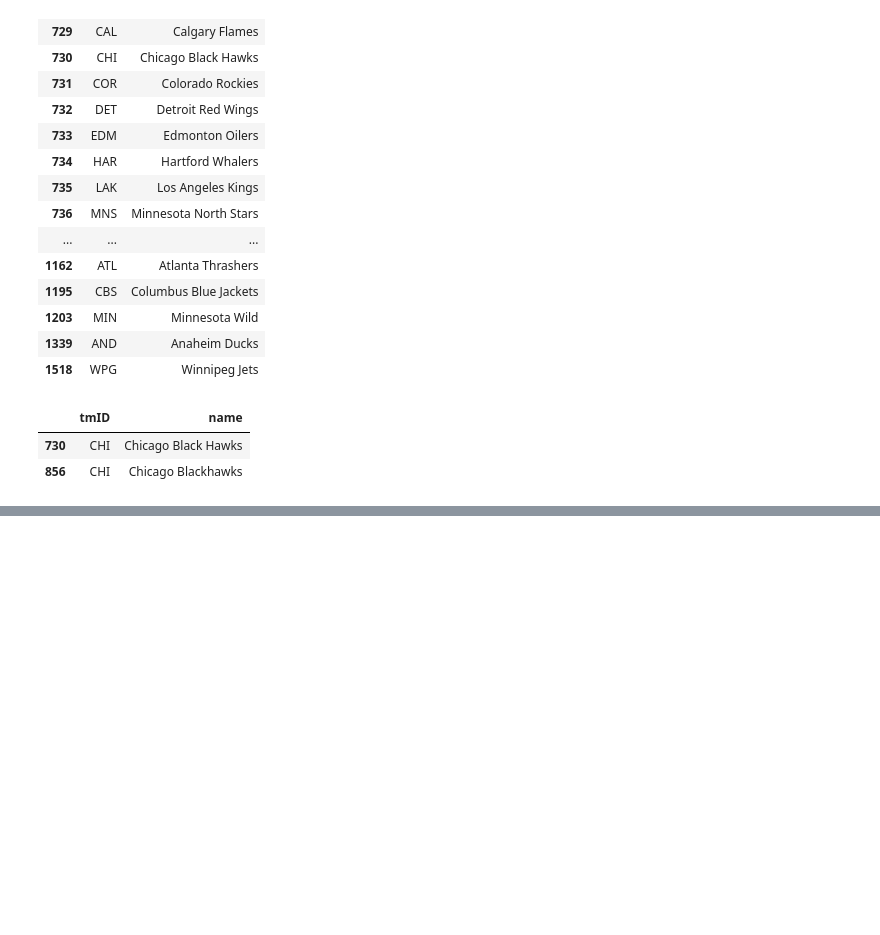
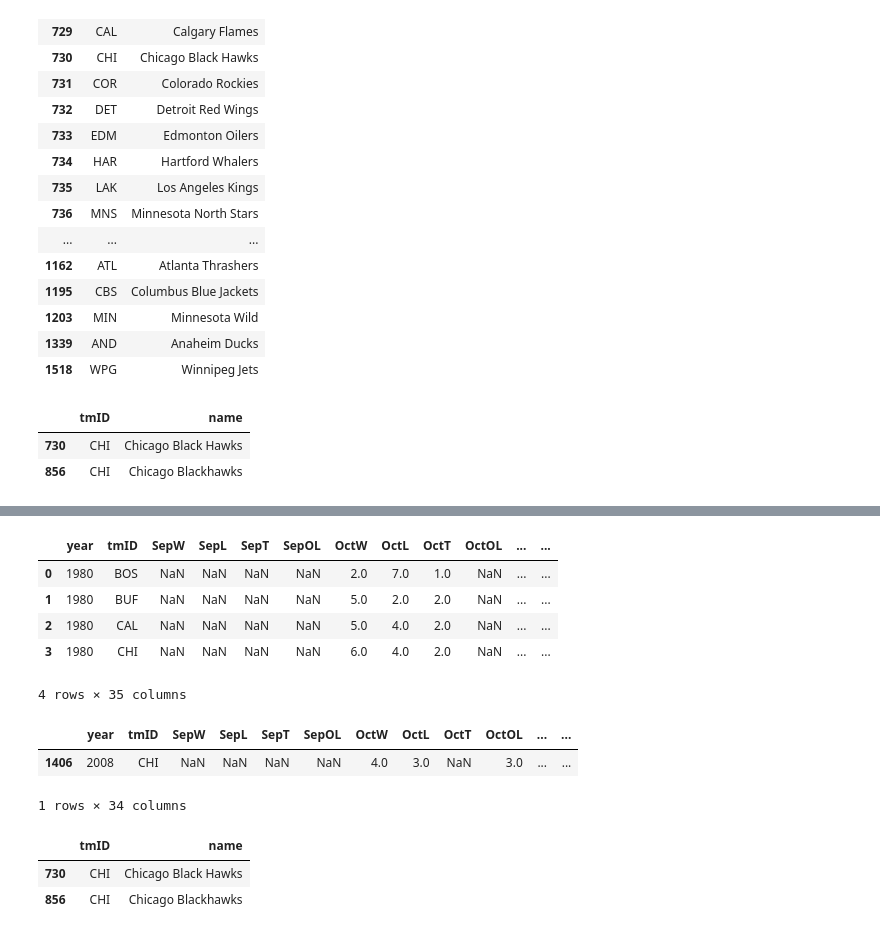
Before and after one commit to yaowenqiang/panda_playbook, a Jupyter notebook: advanced_pandas.ipynb, the cells around one changed output, grey strips where cells are left out. Cells and saved outputs as stored; diff of their text form; code cells hidden in the pictures; blank space fills up the shorter version.

```diff
--- a/advanced_pandas.ipynb
+++ b/advanced_pandas.ipynb
@@ -698,0 +713,21 @@ pd.merge(teams2, teams_splits2)
+# %%
+pd.merge(team_splits,teams,  left_on=['tmID','year'], right_on=['tmID', 'year']).head(4)
+# %% [output]
+|  | year | tmID | SepW | SepL | SepT | SepOL | OctW | OctL | OctT | OctOL | ... | ... |
+| 0 | 1980 | BOS | NaN | NaN | NaN | NaN | 2.0 | 7.0 | 1.0 | NaN | ... | ... |
+| 1 | 1980 | BUF | NaN | NaN | NaN | NaN | 5.0 | 2.0 | 2.0 | NaN | ... | ... |
+| 2 | 1980 | CAL | NaN | NaN | NaN | NaN | 5.0 | 4.0 | 2.0 | NaN | ... | ... |
+| 3 | 1980 | CHI | NaN | NaN | NaN | NaN | 6.0 | 4.0 | 2.0 | NaN | ... | ... |
+4 rows × 35 columns
+# %%
+teams_splits2
+# %% [output]
+|  | year | tmID | SepW | SepL | SepT | SepOL | OctW | OctL | OctT | OctOL | ... | ... |
+| 1406 | 2008 | CHI | NaN | NaN | NaN | NaN | 4.0 | 3.0 | NaN | 3.0 | ... | ... |
+1 rows × 34 columns
+# %%
+teams2
+# %% [output]
+|  | tmID | name |
+| 730 | CHI | Chicago Black Hawks |
+| 856 | CHI | Chicago Blackhawks |
```
Also changed, not shown: parts of 14 cells of this notebook.
